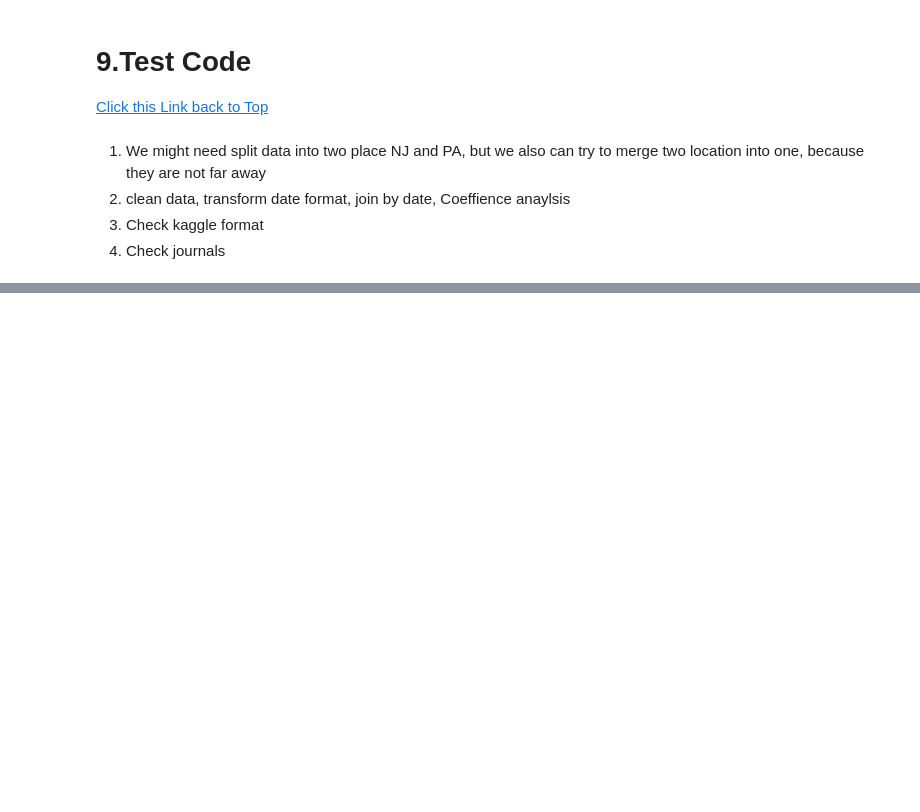
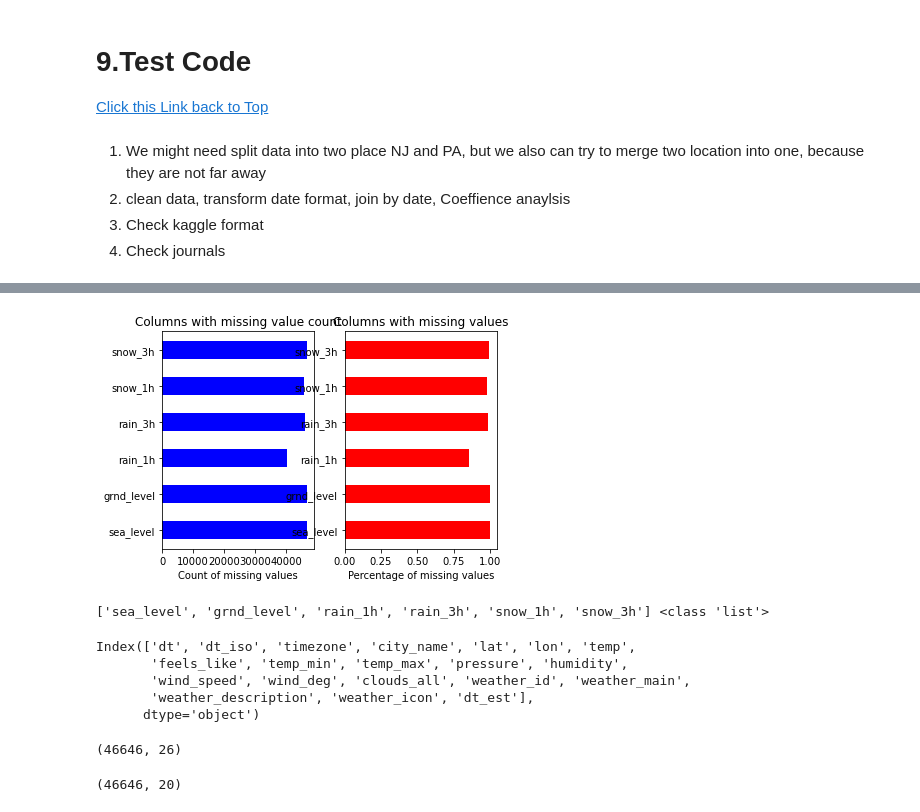
Before and after one commit to L3P3titPrince/Spray_Weather_Forecast, a Jupyter notebook: 21_Weather.ipynb, the cells around one changed output, grey strips where cells are left out. Drawn from its saved outputs; the diff is of its cells as text; code cells hidden in the pictures; blank space fills up the shorter version.

```diff
--- a/21_Weather.ipynb
+++ b/21_Weather.ipynb
@@ -608,0 +620,6 @@ import seaborn as sns
+# %%
+class_eda = EDA()
+list_missing_nj = class_eda.missing_plot(df_nj_weather)
+# %% [output]
+[figure, added]
+['sea_level', 'grnd_level', 'rain_1h', 'rain_3h', 'snow_1h', 'snow_3h'] <class 'list'>
@@ -608,0 +631,16 @@ import seaborn as sns
+# %%
+df_20.columns
+# %% [output]
+Index(['dt', 'dt_iso', 'timezone', 'city_name', 'lat', 'lon', 'temp',
+       'feels_like', 'temp_min', 'temp_max', 'pressure', 'humidity',
+       'wind_speed', 'wind_deg', 'clouds_all', 'weather_id', 'weather_main',
+       'weather_description', 'weather_icon', 'dt_est'],
+      dtype='object')
+# %%
+df_nj_weather.shape
+# %% [output]
+(46646, 26)
+# %%
+df_20.shape
+# %% [output]
+(46646, 20)
```
Also changed, not shown: parts of 16 cells of this notebook.
